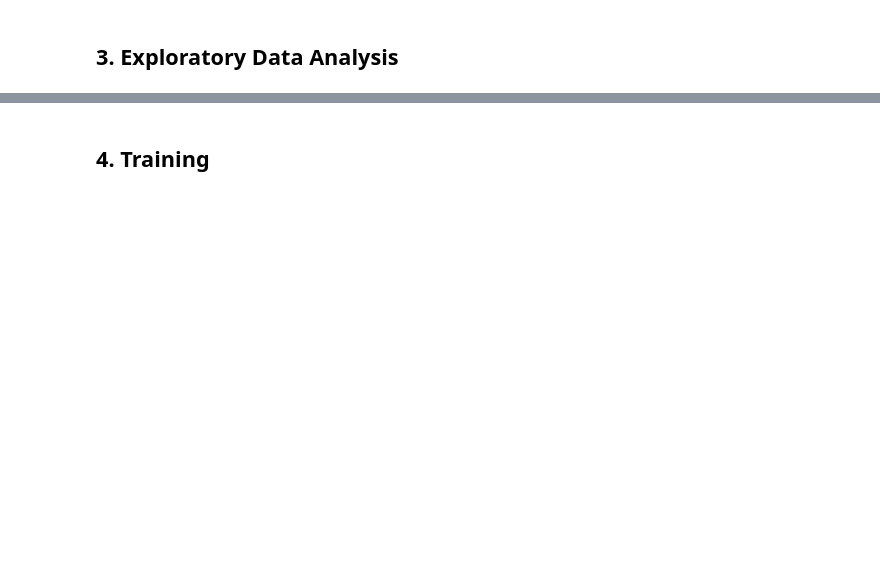
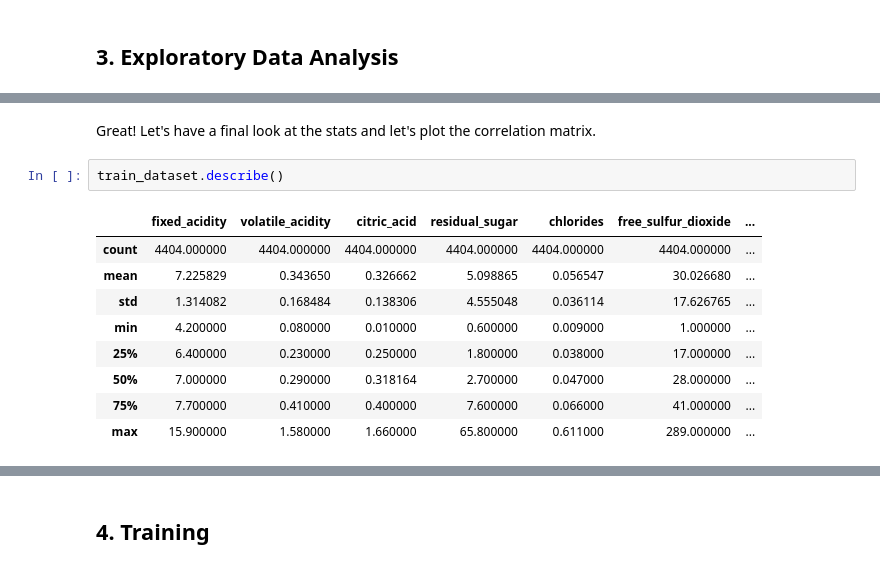
Before and after one commit to alapena/wine-tasters-AAF, a Jupyter notebook: 1_classification.ipynb, the cells around one changed output, grey strips where cells are left out. Drawn from its saved outputs; the diff is of its cells as text; blank space fills up the shorter version.

```diff
--- a/1_classification.ipynb
+++ b/1_classification.ipynb
@@ -241,0 +168,14 @@ plt.show()
+# %% [markdown]
+Great! Let's have a final look at the stats and let's plot the correlation matrix.
+# %%
+train_dataset.describe()
+# %% [output]
+|  | fixed_acidity | volatile_acidity | citric_acid | residual_sugar | chlorides | free_sulfur_dioxide | ... |
+| count | 4404.000000 | 4404.000000 | 4404.000000 | 4404.000000 | 4404.000000 | 4404.000000 | ... |
+| mean | 7.225829 | 0.343650 | 0.326662 | 5.098865 | 0.056547 | 30.026680 | ... |
+| std | 1.314082 | 0.168484 | 0.138306 | 4.555048 | 0.036114 | 17.626765 | ... |
+| min | 4.200000 | 0.080000 | 0.010000 | 0.600000 | 0.009000 | 1.000000 | ... |
+| 25% | 6.400000 | 0.230000 | 0.250000 | 1.800000 | 0.038000 | 17.000000 | ... |
+| 50% | 7.000000 | 0.290000 | 0.318164 | 2.700000 | 0.047000 | 28.000000 | ... |
+| 75% | 7.700000 | 0.410000 | 0.400000 | 7.600000 | 0.066000 | 41.000000 | ... |
+| max | 15.900000 | 1.580000 | 1.660000 | 65.800000 | 0.611000 | 289.000000 | ... |
```
Also changed, not shown: parts of 49 cells of this notebook, 1 other file.
